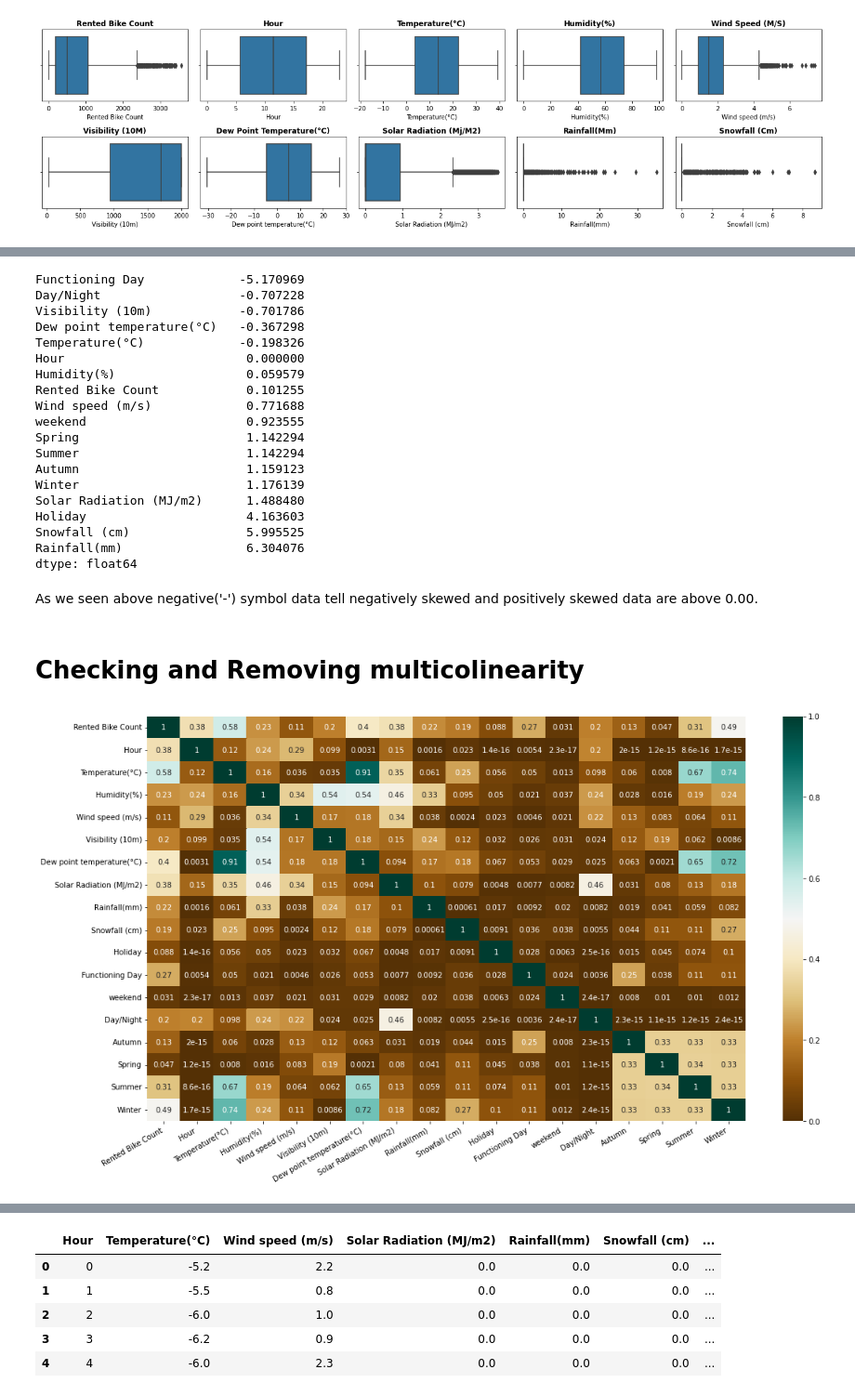
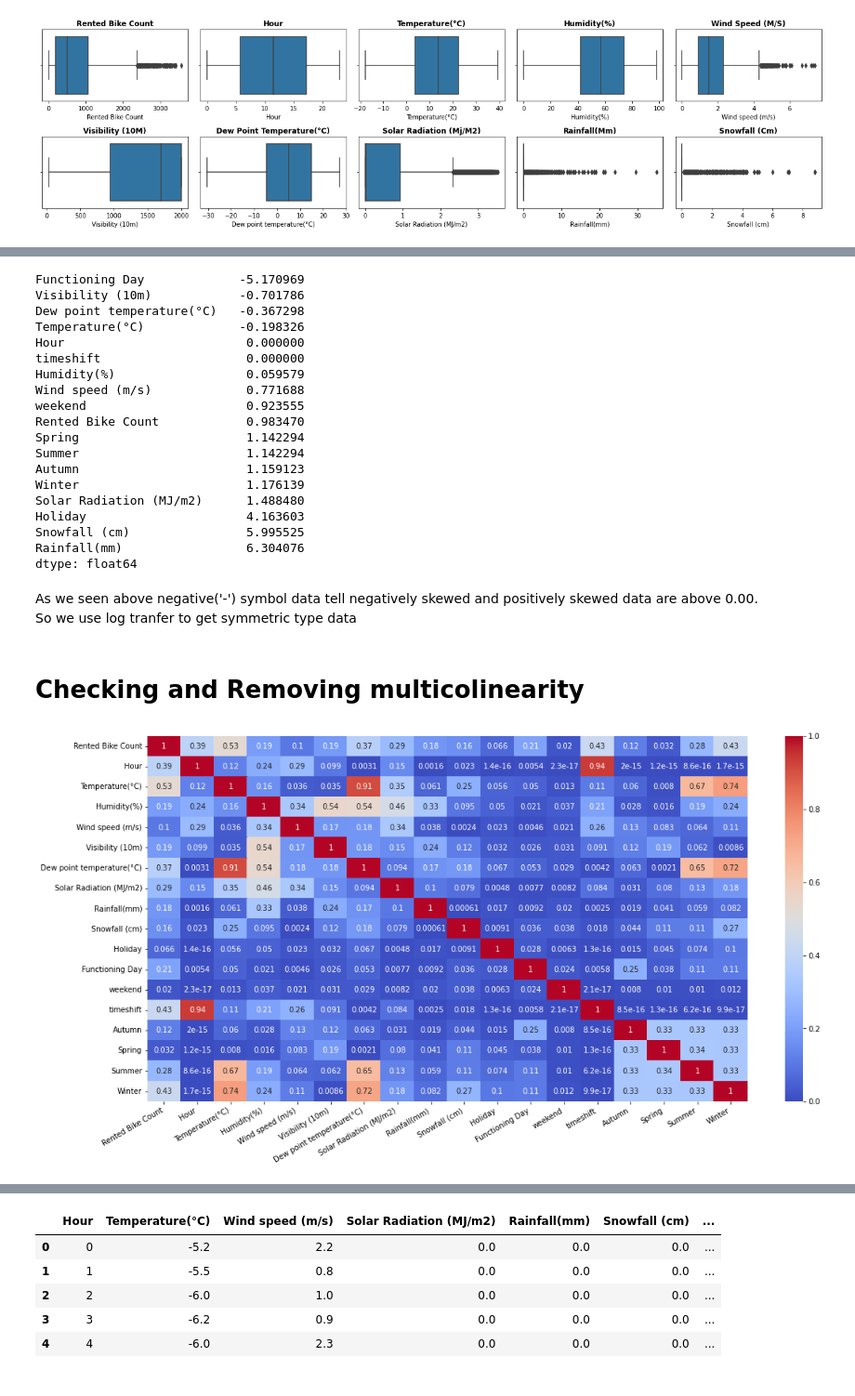
Before and after one commit to prajwalDU/Bike-sharing-demand-prdiction-prajwal, a Jupyter notebook: Final_Bike_Sharing_Demand_Prediction_Capstone_Project.ipynb, the cells around one changed output, grey strips where cells are left out. Shown at 93% size. Cells and saved outputs as stored; diff of their text form; code cells hidden in the pictures.

```diff
--- a/Final_Bike_Sharing_Demand_Prediction_Capstone_Project.ipynb
+++ b/Final_Bike_Sharing_Demand_Prediction_Capstone_Project.ipynb
@@ -47,6 +47,6 @@ Mounted at /content/drive
 # %%
 # Importing dataset
-data = pd.read_csv('/content/drive/MyDrive/almabetter/ML/SeoulBikeData.csv', encoding = 'unicode_escape', parse_dates=['Date'])
+data = pd.read_csv('/content/drive/MyDrive/almabetter/ML/SeoulBikeData.csv', encoding = 'latin', parse_dates=['Date'])
 # %%
 # Checking first 5 rows of data
 data.head()
@@ -150,7 +152,7 @@ for n, column in enumerate(data.describe().columns):
 [figure]
 # %%
 # Removing outliers by using IQR method:
-q1, q3, median = data['Rented Bike Count'].quantile([0.25,0.5,0.75])
+q1, q3, median = data['Rented Bike Count'].quantile([0.25,0.75,0.5])
 lower_limit = q1 - 1.5*(q3-q1)
 upper_limit = q3 + 1.5*(q3-q1)
 data['Rented Bike Count'] = np.where(data['Rented Bike Count'] > upper_limit, median, np.where(
@@ -163,7 +165,7 @@ for col in ['Wind speed (m/s)', 'Solar Radiation (MJ/m2)', 'Rainfall(mm)', 'Snow
 # %%
 # Creating new features from date and hour column
 data['weekend'] = data['Date'].apply(lambda x : 1 if (x.day_name()=='Saturday' or x.day_name()=='Sunday') else 0)
-data['Day/Night'] = data['Hour'].apply(lambda x : 'Night' if (x > 20 or x < 5) else('Day'))
+data['timeshift'] = data['Hour'].apply(lambda x: 'night' if 0<=x<=6 else ('day' if 7<=x<=16 else 'evening'))
 # %%
 # Droping the date column
 data.drop(columns=['Date'], inplace=True)
@@ -198,7 +201,7 @@ Name: Day/Night, dtype: int64
 # Defining label encoder based on above data
 encoder = {'Holiday' : {'Holiday':1, 'No Holiday':0},
            'Functioning Day' : {'Yes':1, 'No':0},
-           'Day/Night' : {'Day':1, 'Night':0}}
+           'timeshift' : {'night':0, 'day':1, 'evening':2}}
 
 # Label encoding
 data = data.replace(encoder)
@@ -239,15 +235,15 @@ for n,column in enumerate(independent_variables):
 data.skew().sort_values(ascending=True)
 # %% [output]
 Functioning Day             -5.170969
-Day/Night                   -0.707228
 Visibility (10m)            -0.701786
 Dew point temperature(°C)   -0.367298
 Temperature(°C)             -0.198326
 Hour                         0.000000
+timeshift                    0.000000
 Humidity(%)                  0.059579
-Rented Bike Count            0.101255
 Wind speed (m/s)             0.771688
 weekend                      0.923555
+Rented Bike Count            0.983470
 Spring                       1.142294
 Summer                       1.142294
 Autumn                       1.159123
@@ -259,16 +255,17 @@ Rainfall(mm)                 6.304076
 dtype: float64
 # %% [markdown]
 As we seen above negative('-') symbol data tell negatively skewed and positively skewed data are above 0.00.
+So we use log tranfer to get symmetric type data
 # %% [markdown]
 # Checking and Removing multicolinearity
 # %%
 # Checking corelations
-plt.figure(figsize=(18,10))
-plot = sns.heatmap(abs(data.corr()), annot=True, cmap='BrBG')
+plt.figure(figsize=(18,9))
+plot = sns.heatmap(abs(data.corr()), annot=True, cmap='coolwarm')
 plot.set_xticklabels(plot.get_xticklabels(), rotation=30, horizontalalignment='right')
 plt.show()
 # %% [output]
-[figure, old version]
+[figure, new version]
 # %%
 # importing vif
 from statsmodels.stats.outliers_influence import variance_inflation_factor
```
Also changed, not shown: parts of 20 cells of this notebook.
